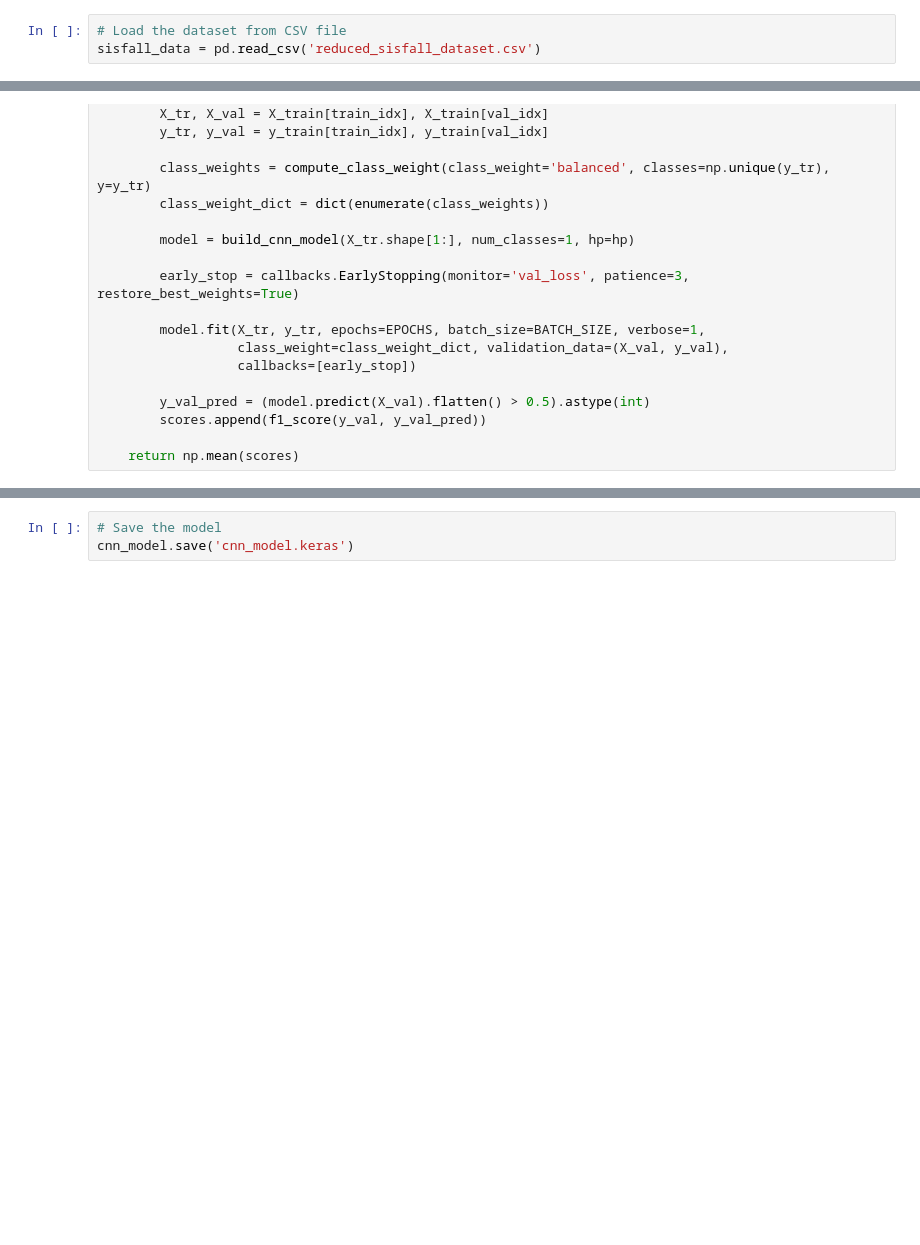
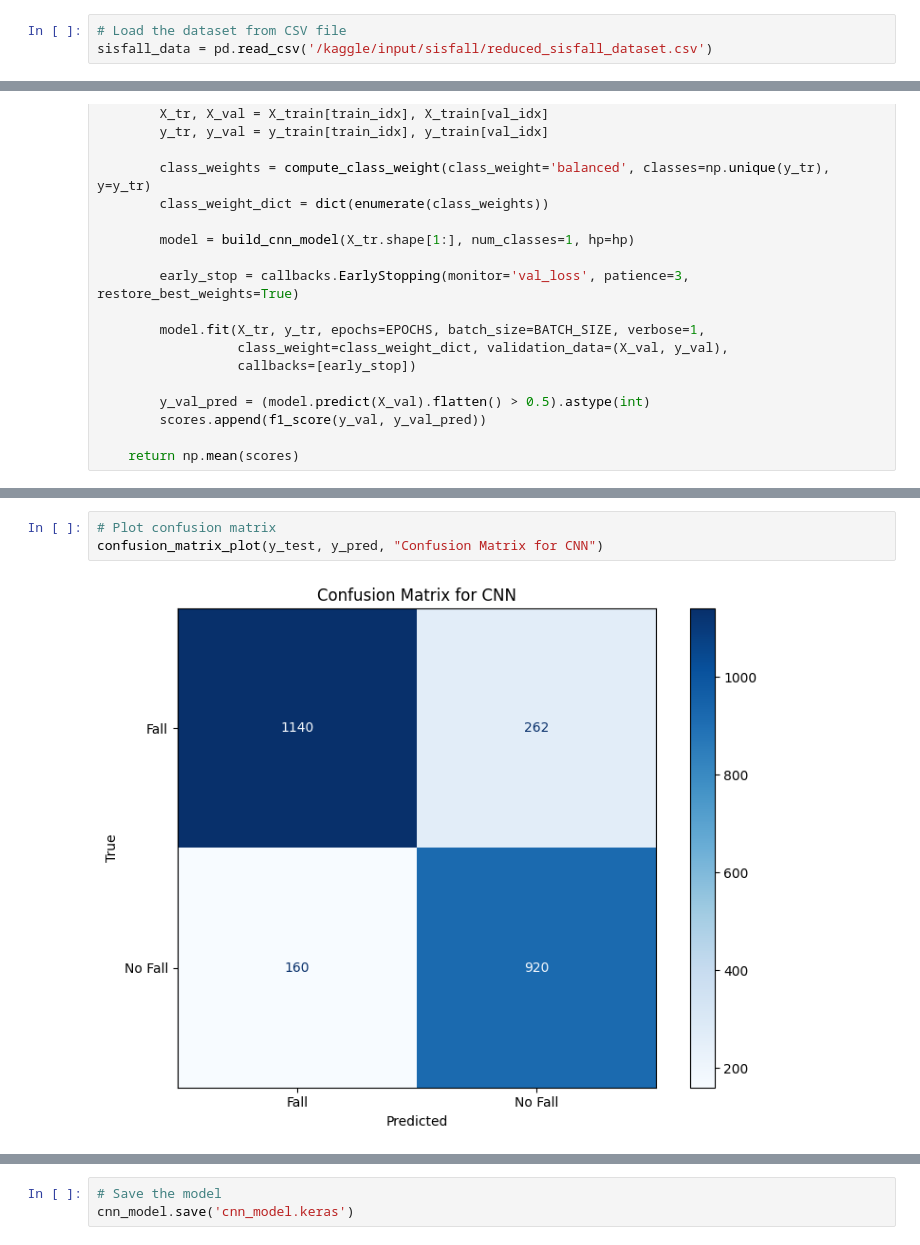
Before and after one commit to Danielar0w0/CAA, a Jupyter notebook: dl_main.ipynb, the cells around one changed output, grey strips where cells are left out. Saved outputs shown, nothing was run; the diff lists cells and outputs as text; blank space fills up the shorter version.

```diff
--- a/dl_main.ipynb
+++ b/dl_main.ipynb
@@ -56,7 +162,7 @@ To address this, we use a subject-wise splitting strategy:
 This ensures that the model is evaluated on entirely unseen individuals, simulating real-world scenarios where fall detection must work for new users. It leads to more honest and generalizable performance metrics.
 # %%
 # Load the dataset from CSV file
-sisfall_data = pd.read_csv('reduced_sisfall_dataset.csv')
+sisfall_data = pd.read_csv('/kaggle/input/sisfall/reduced_sisfall_dataset.csv')
 # %%
 # Check the first few rows of the dataset
 sisfall_data.head()
@@ -371,0 +469,5 @@ Test AUC: 0.8917914883499762
+# %%
+# Plot confusion matrix
+confusion_matrix_plot(y_test, y_pred, "Confusion Matrix for CNN")
+# %% [output]
+[figure, added]
```
Also changed, not shown: parts of 39 cells of this notebook, 5 other files.
